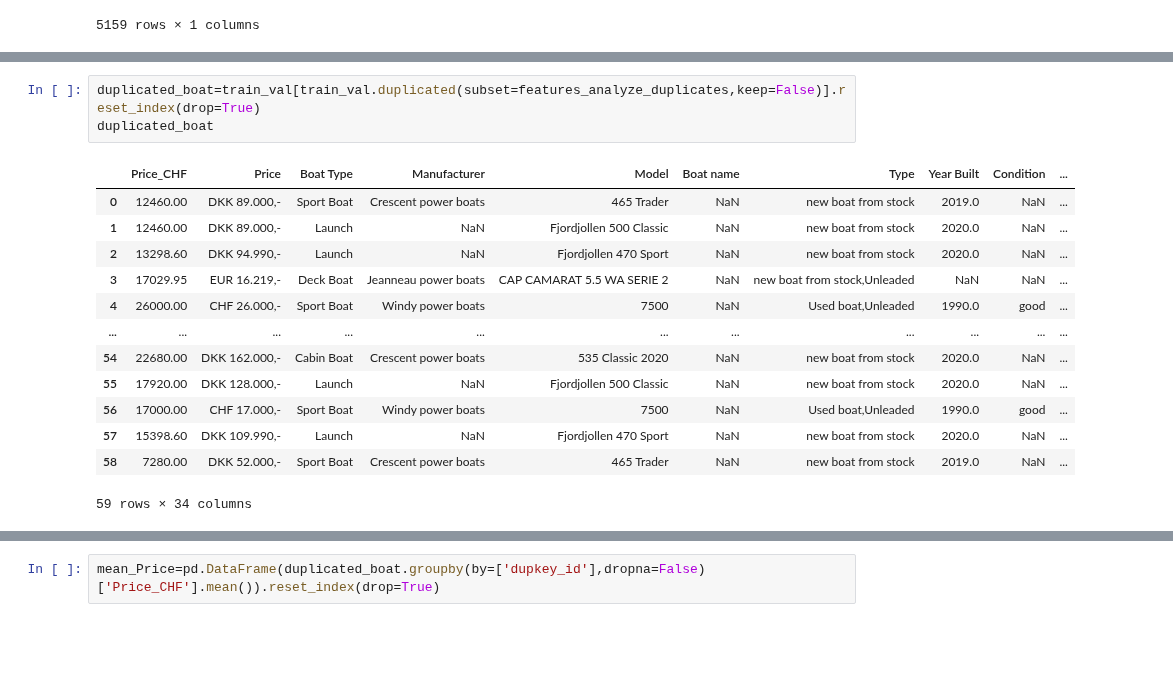
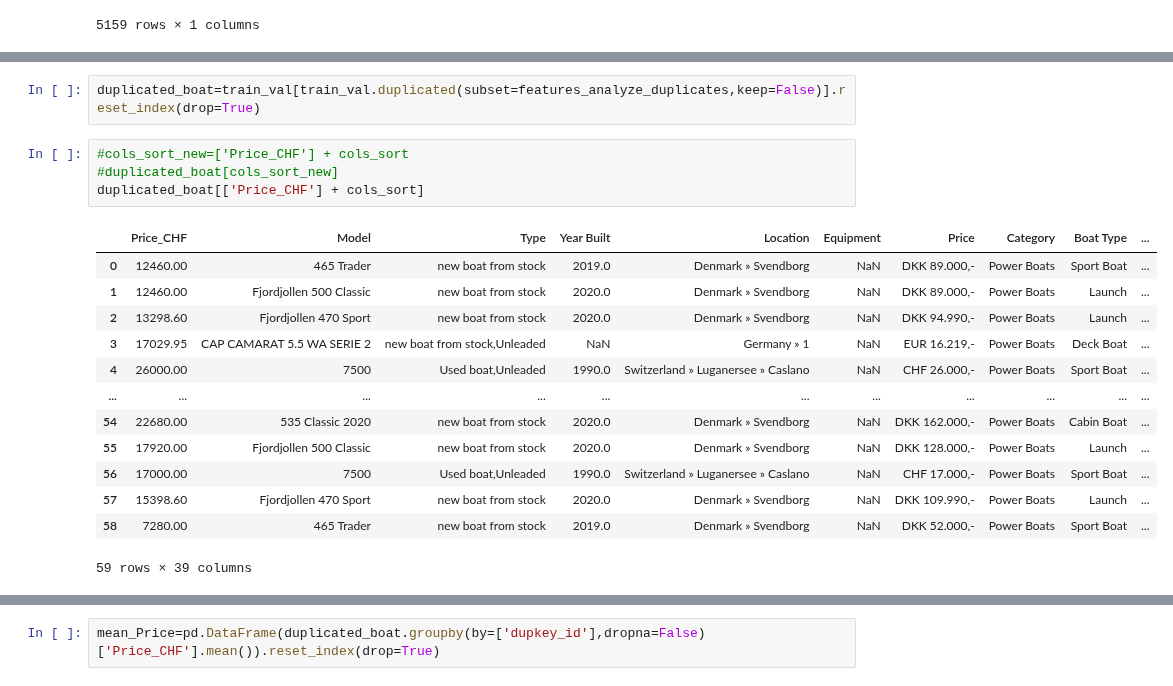
Before and after one commit to kristy25/AcademyPublic, a Jupyter notebook: Untitled1.ipynb, the cells around one changed output, grey strips where cells are left out. Drawn from its saved outputs; the diff is of its cells as text; blank space fills up the shorter version.

```diff
--- a/Untitled1.ipynb
+++ b/Untitled1.ipynb
@@ -1176,20 +1205,23 @@ train_val
 # %%
 duplicated_boat=train_val[train_val.duplicated(subset=features_analyze_duplicates,keep=False)].reset_index(drop=True)
-duplicated_boat
-# %% [output]
-|  | Price_CHF | Price | Boat Type | Manufacturer | Model | Boat name | Type | Year Built | Condition | ... |
-| 0 | 12460.00 | DKK 89.000,- | Sport Boat | Crescent power boats | 465 Trader | NaN | new boat from stock | 2019.0 | NaN | ... |
-| 1 | 12460.00 | DKK 89.000,- | Launch | NaN | Fjordjollen 500 Classic | NaN | new boat from stock | 2020.0 | NaN | ... |
-| 2 | 13298.60 | DKK 94.990,- | Launch | NaN | Fjordjollen 470 Sport | NaN | new boat from stock | 2020.0 | NaN | ... |
-| 3 | 17029.95 | EUR 16.219,- | Deck Boat | Jeanneau power boats | CAP CAMARAT 5.5 WA SERIE 2 | NaN | new boat from stock,Unleaded | NaN | NaN | ... |
-| 4 | 26000.00 | CHF 26.000,- | Sport Boat | Windy power boats | 7500 | NaN | Used boat,Unleaded | 1990.0 | good | ... |
-| ... | ... | ... | ... | ... | ... | ... | ... | ... | ... | ... |
-| 54 | 22680.00 | DKK 162.000,- | Cabin Boat | Crescent power boats | 535 Classic 2020 | NaN | new boat from stock | 2020.0 | NaN | ... |
-| 55 | 17920.00 | DKK 128.000,- | Launch | NaN | Fjordjollen 500 Classic | NaN | new boat from stock | 2020.0 | NaN | ... |
-| 56 | 17000.00 | CHF 17.000,- | Sport Boat | Windy power boats | 7500 | NaN | Used boat,Unleaded | 1990.0 | good | ... |
-| 57 | 15398.60 | DKK 109.990,- | Launch | NaN | Fjordjollen 470 Sport | NaN | new boat from stock | 2020.0 | NaN | ... |
-| 58 | 7280.00 | DKK 52.000,- | Sport Boat | Crescent power boats | 465 Trader | NaN | new boat from stock | 2019.0 | NaN | ... |
-59 rows × 34 columns
+# %%
+#cols_sort_new=['Price_CHF'] + cols_sort
+#duplicated_boat[cols_sort_new]
+duplicated_boat[['Price_CHF'] + cols_sort]
+# %% [output]
+|  | Price_CHF | Model | Type | Year Built | Location | Equipment | Price | Category | Boat Type | ... |
+| 0 | 12460.00 | 465 Trader | new boat from stock | 2019.0 | Denmark » Svendborg | NaN | DKK 89.000,- | Power Boats | Sport Boat | ... |
+| 1 | 12460.00 | Fjordjollen 500 Classic | new boat from stock | 2020.0 | Denmark » Svendborg | NaN | DKK 89.000,- | Power Boats | Launch | ... |
+| 2 | 13298.60 | Fjordjollen 470 Sport | new boat from stock | 2020.0 | Denmark » Svendborg | NaN | DKK 94.990,- | Power Boats | Launch | ... |
+| 3 | 17029.95 | CAP CAMARAT 5.5 WA SERIE 2 | new boat from stock,Unleaded | NaN | Germany » 1 | NaN | EUR 16.219,- | Power Boats | Deck Boat | ... |
+| 4 | 26000.00 | 7500 | Used boat,Unleaded | 1990.0 | Switzerland » Luganersee » Caslano | NaN | CHF 26.000,- | Power Boats | Sport Boat | ... |
+| ... | ... | ... | ... | ... | ... | ... | ... | ... | ... | ... |
+| 54 | 22680.00 | 535 Classic 2020 | new boat from stock | 2020.0 | Denmark » Svendborg | NaN | DKK 162.000,- | Power Boats | Cabin Boat | ... |
+| 55 | 17920.00 | Fjordjollen 500 Classic | new boat from stock | 2020.0 | Denmark » Svendborg | NaN | DKK 128.000,- | Power Boats | Launch | ... |
+| 56 | 17000.00 | 7500 | Used boat,Unleaded | 1990.0 | Switzerland » Luganersee » Caslano | NaN | CHF 17.000,- | Power Boats | Sport Boat | ... |
+| 57 | 15398.60 | Fjordjollen 470 Sport | new boat from stock | 2020.0 | Denmark » Svendborg | NaN | DKK 109.990,- | Power Boats | Launch | ... |
+| 58 | 7280.00 | 465 Trader | new boat from stock | 2019.0 | Denmark » Svendborg | NaN | DKK 52.000,- | Power Boats | Sport Boat | ... |
+59 rows × 39 columns
 # %%
 # train_val is the complimentary part of the duplicates
 train_val=train_val[~train_val.duplicated(subset=features_analyze_duplicates,keep=False)].reset_index(drop=True)
```
Also changed, not shown: parts of 12 cells of this notebook.
